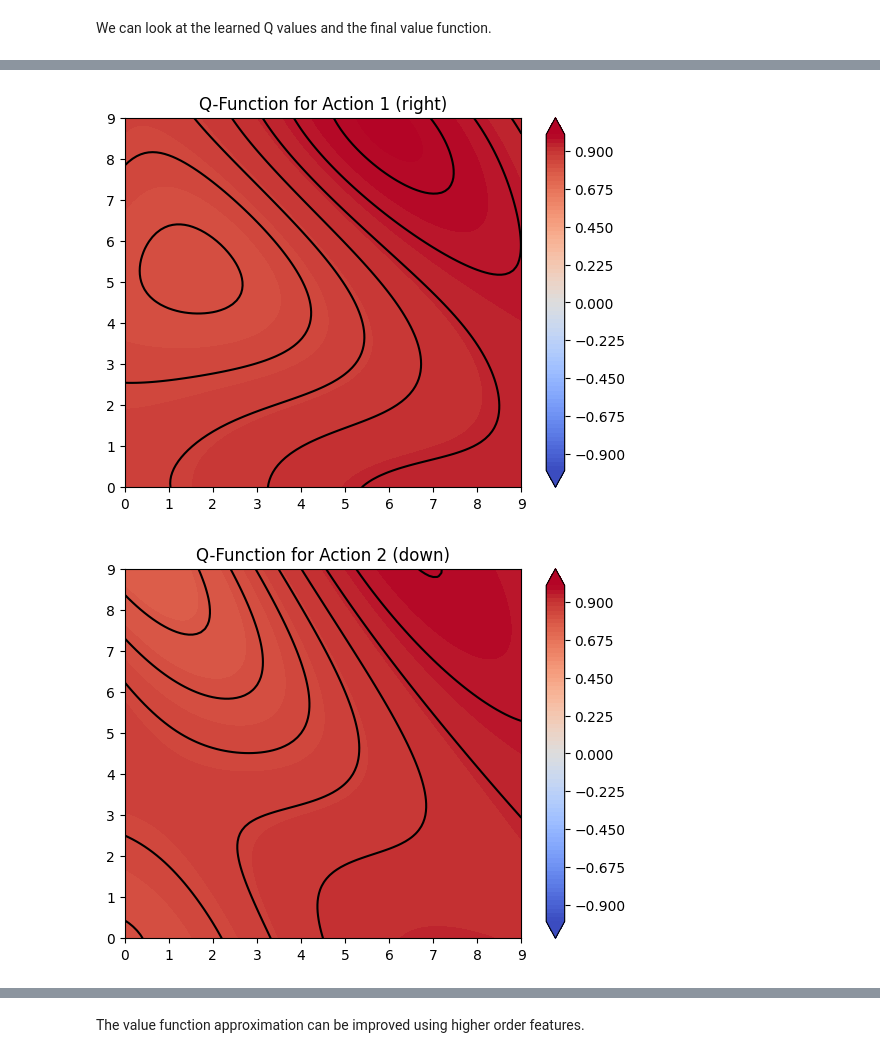
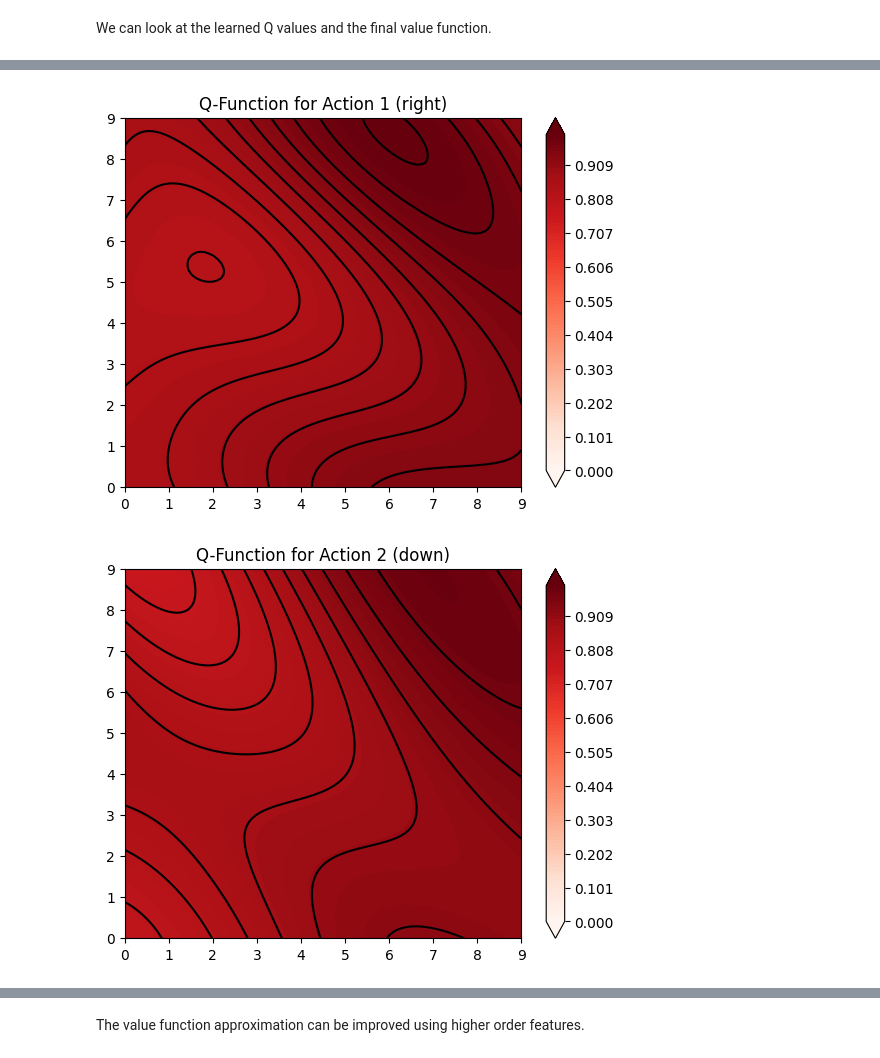
Before and after one commit to mhahsler/Introduction_to_Reinforcement_Learning, a Jupyter notebook: Approximation/Fourier_basis_features_L_maze.ipynb, the cells around one changed output, grey strips where cells are left out. Drawn from its saved outputs; the diff is of its cells as text; code cells hidden in the pictures.

```diff
--- a/Approximation/Fourier_basis_features_L_maze.ipynb
+++ b/Approximation/Fourier_basis_features_L_maze.ipynb
@@ -201,17 +203,17 @@ X, Y = np.meshgrid(x, y)
 # plot the Q-function for each action
 for a in range(env.action_space.n):
     Z = np.array([q_hat_grid(x, y, a, w) for x, y in zip(np.ravel(X), np.ravel(Y))]).reshape(X.shape)
-    plt.contourf(X, Y, Z, cmap='coolwarm', levels=list(np.linspace(-1, 1, 81)), extend='both')
+    plt.contourf(X, Y, Z, cmap='Reds', levels=np.linspace(0, 1.0, 100), extend='both')
     plt.colorbar(extend='both')
     plt.title(f'Q-Function for Action {a} ({env.id2action(a)})')
-    plt.contour(X, Y, Z, colors='black') # Contour lines
+    plt.contour(X, Y, Z, colors='black', levels = 10) # Contour lines
     plt.show()
 
 # plot the value function
 Z = np.array([np.max([q_hat_grid(x, y, a, w) for a in range(env.action_space.n)]) for x, y in zip(np.ravel(X), np.ravel(Y))]).reshape(X.shape)
-plt.contourf(X, Y, Z, cmap='coolwarm',levels=np.linspace(-1, 1, 81), extend='both')
+plt.contourf(X, Y, Z, cmap='Reds', levels=np.linspace(0, 1.0, 100), extend='both')
 plt.colorbar(extend='both')
 plt.title('Value Function')
-plt.contour(X, Y, Z, colors='black') # Contour lines
+plt.contour(X, Y, Z, colors='black', levels=10) # Contour lines
 plt.show()
 # %% [output]
@@ -219,2 +221,2 @@ plt.show()
-[figure, old version]
+[figure, new version]
-[figure, old version]
+[figure, new version]
```
Also changed, not shown: parts of 5 cells of this notebook, 3 other files.
